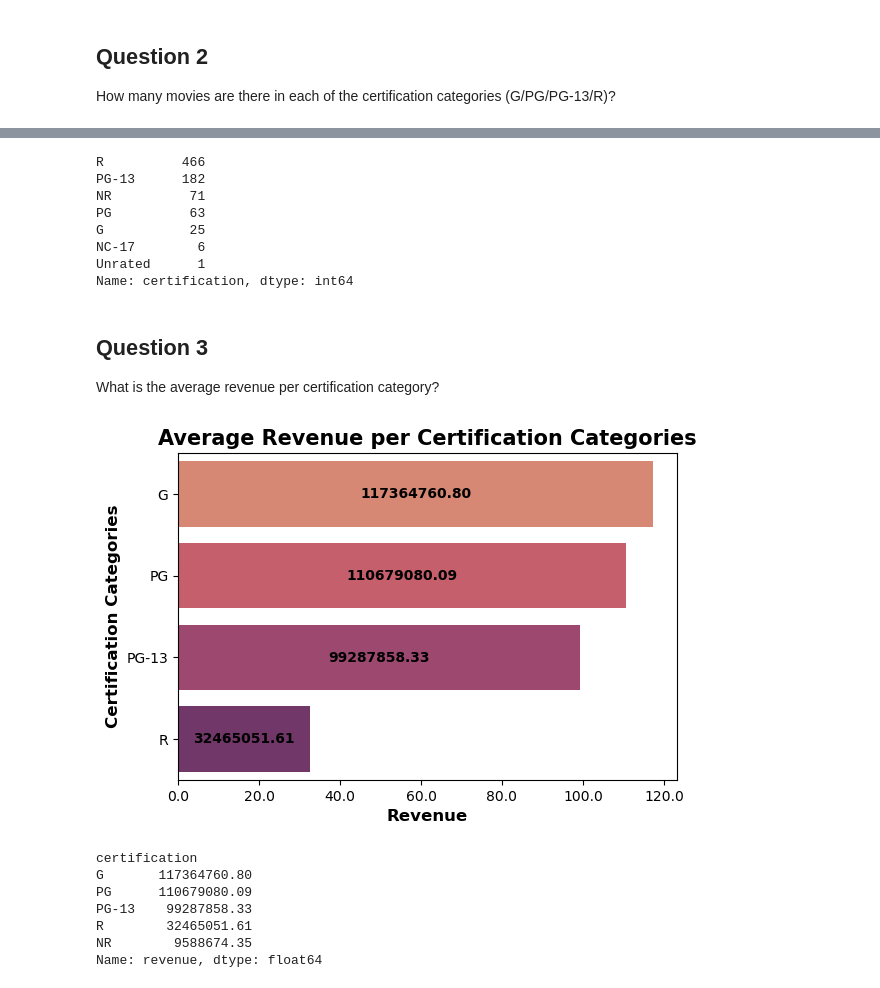
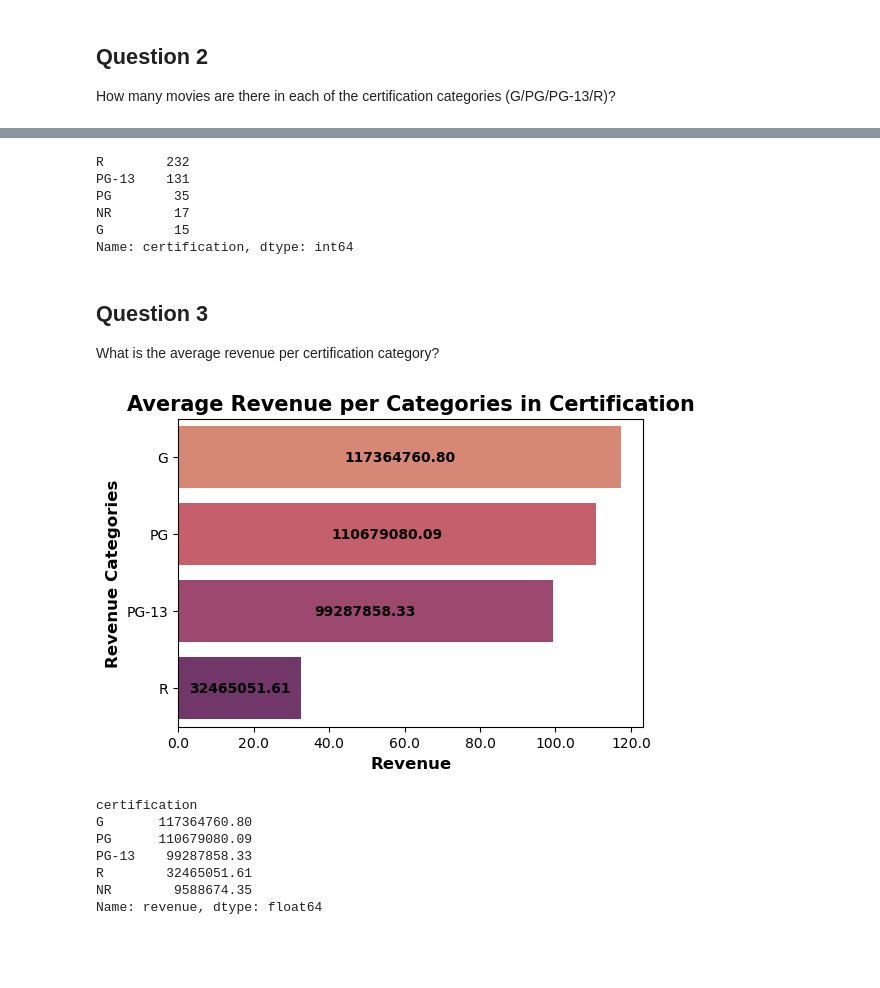
Before and after one commit to juDEcorous/Project-3-Part-1, a Jupyter notebook: Project 3 Part 2b EDA.ipynb, the cells around one changed output, grey strips where cells are left out. Saved outputs shown, nothing was run; the diff lists cells and outputs as text; code cells hidden in the pictures; blank space fills up the shorter version.

```diff
--- a/Project 3 Part 2b EDA.ipynb
+++ b/Project 3 Part 2b EDA.ipynb
@@ -12,3 +32,22 @@ import os
+# %%
+def bargraph(data, x, y, x_name, y_name):
+
+    fig, ax = plt.subplots( figsize = (6, 4))
+    sns.barplot(data = data, y = y, x = x,
+                ax = ax, order = ['G', 'PG', 'PG-13', 'R'],
+                palette = 'flare', errorbar = None)
+
+    ax.bar_label(ax.containers[0], fmt = '%.2f', label_type = 'center',
+                 fontweight = 'bold')
+
+    ax.set_title(f'Average {x_name} per Categories in {y_name}',
+                 fontsize = 15, fontweight = 'bold');
+    ax.set_xlabel(x_name,
+                  fontsize = 12, fontweight = 'bold')
+    ax.set_ylabel(f'{x_name} Categories', fontsize = 12, fontweight = 'bold');
+
+    # prevent the x-axis to be in scientific function
+    ax.xaxis.set_major_formatter(FuncFormatter(lambda x, pos: f'{x * 1e-6:0.1f}'))
 # %% [markdown]
 # Datas
 
@@ -143,0 +167,3 @@ ax.set_ylabel('Certification Categories', fontsize = 12, fontweight = 'bold');
+# %%
+certification = financial['certification']
+countplot(financial, certification, 'Certification')
@@ -144,39 +172,22 @@ ax.set_ylabel('Certification Categories', fontsize = 12, fontweight = 'bold');
 # %%
 # double checking the numbers in the countplot
-certification_counts = df.certification.value_counts()
+certification_counts = financial.certification.value_counts()
 certification_counts
 # %% [output]
-R          466
-PG-13      182
-NR          71
-PG          63
-G           25
-NC-17        6
-Unrated      1
+R        232
+PG-13    131
+PG        35
+NR        17
+G         15
 Name: certification, dtype: int64
 # %% [markdown]
 ## Question 3
 What is the average revenue per certification category?
-# %%
-fig, ax = plt.subplots( figsize = (6, 4))
-sns.barplot(data = financial, y = 'certification', x = "revenue",
-            ax = ax, order = ['G', 'PG', 'PG-13', 'R'],
-            palette = 'flare', errorbar = None, );
-fig.tight_layout()
-
-ax.bar_label(ax.containers[0], fmt = '%.2f', label_type = 'center',
-             fontweight = 'bold')
-
-ax.set_title('Average Revenue per Certification Categories',
-             fontsize = 15, fontweight = 'bold');
-ax.set_xlabel('Revenue',
-              fontsize = 12, fontweight = 'bold')
-ax.set_ylabel('Certification Categories', fontsize = 12, fontweight = 'bold');
-
-# prevent the x-axis to be in scientific function
-ax.xaxis.set_major_formatter(FuncFormatter(lambda x, pos: f'{x * 1e-6:0.1f}'))
-# %% [output]
-[figure, removed]
+# %%
+revenue = financial['revenue']
+bargraph(financial, revenue, certification, 'Revenue', 'Certification')
+# %% [output]
+[figure, added]
 # %%
 # avoiding scientific notations
 pd.options.display.float_format = '{:.2f}'.format
```
Also changed, not shown: parts of 7 cells of this notebook, 2 other files.
